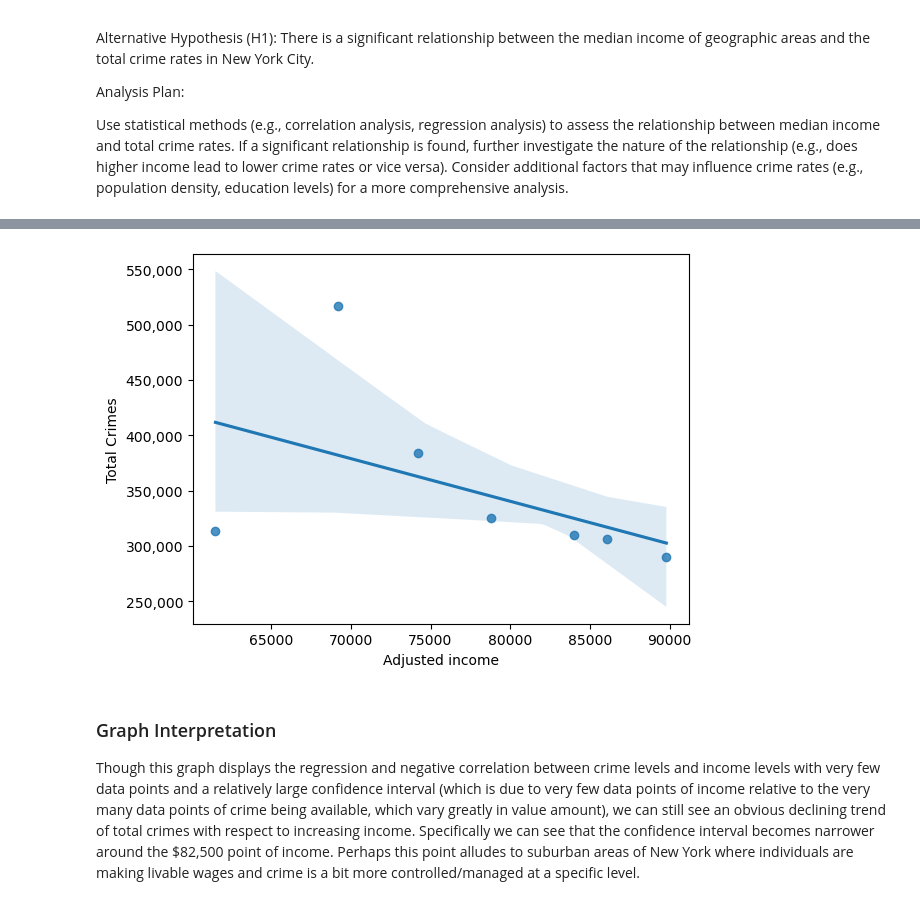
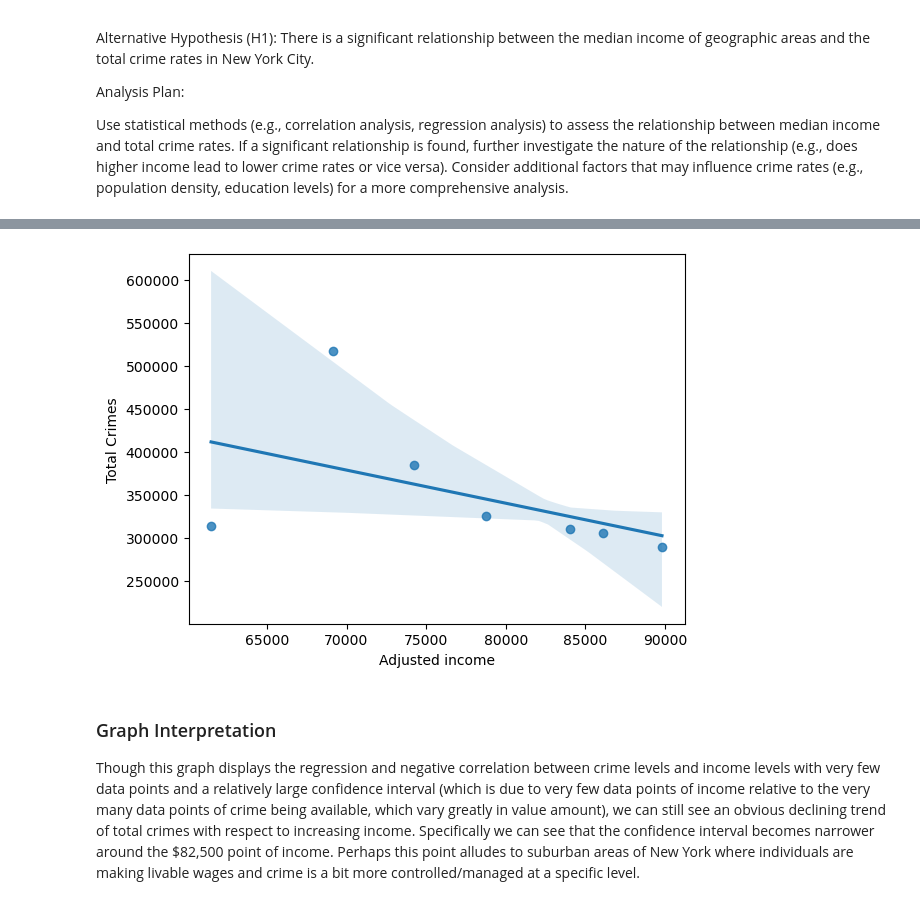
Before and after one commit to anikasparkle22/Info2950_final, a Jupyter notebook: Info 2950 Final.ipynb, the cells around one changed output, grey strips where cells are left out. Drawn from its saved outputs; the diff is of its cells as text; code cells hidden in the pictures.

```diff
--- a/Info 2950 Final.ipynb
+++ b/Info 2950 Final.ipynb
@@ -703,7 +703,6 @@ model = sm.OLS(y, X).fit()
 
 #initial regression
 nyc_reg = sns.regplot(data= nyc_data, x='Adjusted income', y= 'Total Crimes', n_boot=20)
-nyc_reg.get_yaxis().set_major_formatter(matplotlib.ticker.StrMethodFormatter('{x:,.0f}'))
 
 #rmse value
 ypred = model.predict(X)
@@ -722,13 +721,13 @@ Time:                        20:50:03   Log-Likelihood:                -87.468
 No. Observations:                   7   AIC:                             178.9
 Df Residuals:                       5   BIC:                             178.8
 Df Model:                           1
 Covariance Type:            nonrobust
 ... (12 lines left out)
 Notes:
 [1] Standard Errors assume that the covariance matrix of the errors is correctly specified.
 [2] The condition number is large, 6.58e+05. This might indicate that there are
 strong multicollinearity or other numerical problems.
-[figure, old version]
+[figure, new version]
 # %% [markdown]
 <h3>Graph Interpretation</h3>
 Though this graph displays the regression and negative correlation between crime levels and income levels with very few data points and a relatively large confidence interval (which is due to very few data points of income relative to the very many data points of crime being available, which vary greatly in value amount), we can still see an obvious declining trend of total crimes with respect to increasing income. Specifically we can see that the confidence interval becomes narrower around the $82,500 point of income. Perhaps this point alludes to suburban areas of New York where individuals are making livable wages and crime is a bit more controlled/managed at a specific level.
```
Also changed, not shown: parts of 10 cells of this notebook.
